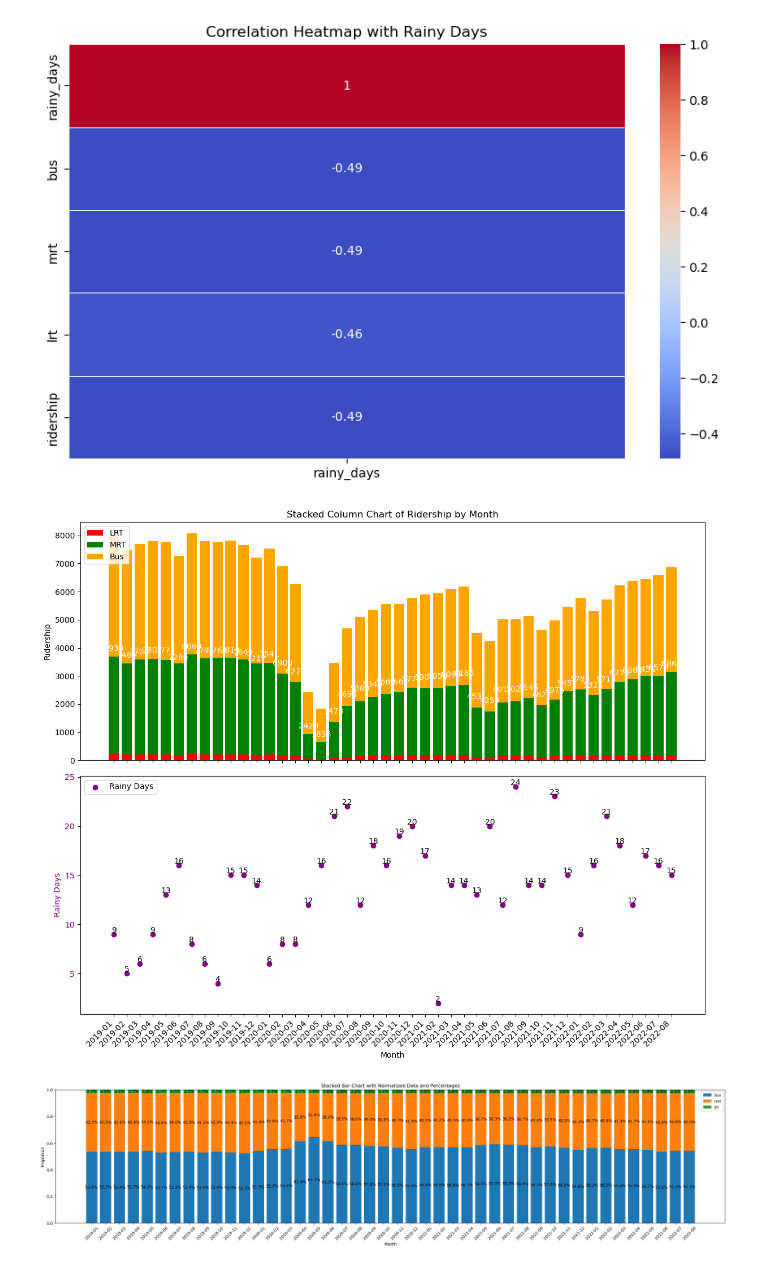
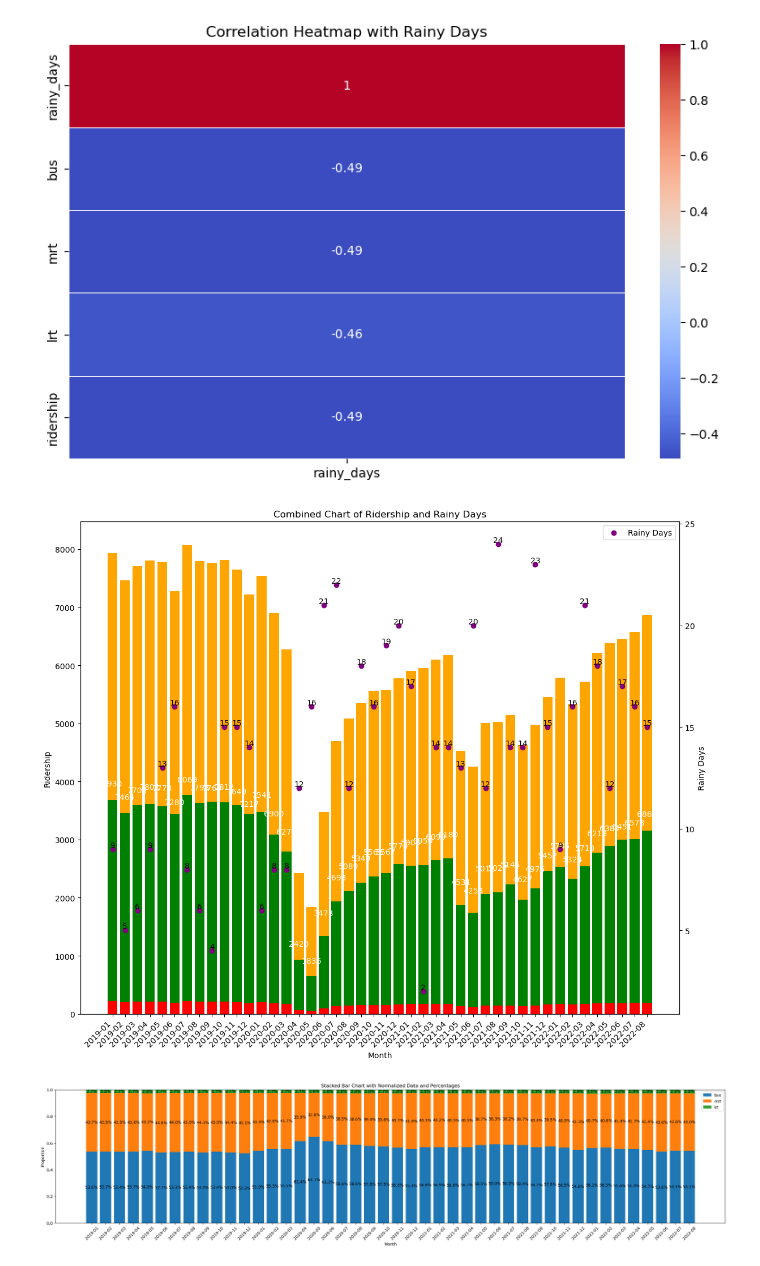
Before and after one commit to ivanchanzhengyang/Project-1, a Jupyter notebook: Project 1 codes.ipynb, the cells around one changed output. Saved outputs shown, nothing was run; the diff lists cells and outputs as text; code cells hidden in the pictures.

```diff
--- a/Project 1 codes.ipynb
+++ b/Project 1 codes.ipynb
@@ -385,52 +385,63 @@ plt.show()
 # %%
 # Define a custom color palette for the variables
 custom_palette = {'bus': 'orange', 'mrt': 'green', 'lrt': 'red', 'rainy_days': 'purple'}
-# Create a figure with a grid of one row and two columns
-fig, axs = plt.subplots(2, 1, figsize=(12, 10), sharex=True)
-# Stacked column chart for "lrt," "mrt," and "bus" on the upper axis
+
+# Create a figure with a single set of axes
+fig, ax1 = plt.subplots(figsize=(12, 10))
+
+# Stacked column chart for "lrt," "mrt," and "bus"
 months = df_rainy_ridership['month']
 lrt = df_rainy_ridership['lrt']
 mrt = df_rainy_ridership['mrt']
 bus = df_rainy_ridership['bus']
-bars = axs[0].bar(months, lrt, label='LRT', color=custom_palette['lrt'])
-axs[0].bar(months, mrt, bottom=lrt, label='MRT', color=custom_palette['mrt'])
-axs[0].bar(months, bus, bottom=lrt + mrt, label='Bus', color=custom_palette['bus'])
-axs[0].set_ylabel('Ridership')
-axs[0].set_title('Stacked Column Chart of Ridership by Month')
+bars_lrt = ax1.bar(months, lrt, label='LRT', color=custom_palette['lrt'])
+bars_mrt = ax1.bar(months, mrt, bottom=lrt, label='MRT', color=custom_palette['mrt'])
+bars_bus = ax1.bar(months, bus, bottom=[i+j for i,j in zip(lrt, mrt)], label='Bus', color=custom_palette['bus'])
+
 # Labels for the stacked bars (centered within the bars)
-for bar, h_lrt, h_mrt, h_bus in zip(bars, lrt, mrt, bus):
+for bar, h_lrt, h_mrt, h_bus in zip(bars_lrt, lrt, mrt, bus):
     total_height = h_lrt + h_mrt + h_bus
-    axs[0].text(
+    ax1.text(
         bar.get_x() + bar.get_width() / 2,
         total_height / 2,
         f"{int(total_height)}",
         ha='center',
         va='center',
         fontsize=10,
         color='white',
     )
-# Scatterplot for "rainy_days" on the lower axis
-axs[1].scatter(df_rainy_ridership['month'], df_rainy_ridership['rainy_days'], label='Rainy Days', marker='o', color=custom_palette['rainy_days'])
-axs[1].set_xlabel('Month')
-axs[1].set_ylabel('Rainy Days', color=custom_palette['rainy_days'])
+
+# Set labels and title for the first set of axes
+ax1.set_xlabel('Month')
+ax1.set_ylabel('Ridership')
+ax1.set_title('Combined Chart of Ridership and Rainy Days')
+
+# Create a second set of axes sharing the same x-axis
+ax2 = ax1.twinx()
+
+# Scatterplot for "rainy_days" on the second set of axes
+ax2.scatter(df_rainy_ridership['month'], df_rainy_ridership['rainy_days'], label='Rainy Days', marker='o', color=custom_palette['rainy_days'])
+
 # Labels for the scatterplot data points (above the points)
 for x, y in zip(df_rainy_ridership['month'], df_rainy_ridership['rainy_days']):
-    axs[1].text(x, y, f"{y}", ha='center', va='bottom', fontsize=10)
-# Adjust the legends
-axs[0].legend(loc='upper left')
-axs[1].legend(loc='upper left')
+    ax2.text(x, y, f"{y}", ha='center', va='bottom', fontsize=10)
+
+# Set labels and legend for the second set of axes
+ax2.set_ylabel('Rainy Days')
+ax2.legend(loc='upper right')
+
 # Adjust the x-axis labels
-axs[1].set_xticks(months)
-axs[1].set_xticklabels(months, rotation=45, ha='right')
-# Adjust the y-axis for the scatterplot
-axs[1].tick_params(axis='y', labelcolor=custom_palette['rainy_days'])
-# Adjust spacing between subplots
+ax1.set_xticks(months)
+ax1.set_xticklabels(months, rotation=45, ha='right')
+
+# Adjust spacing
 plt.tight_layout()
+
 # Save the figure and show the plot
-plt.savefig('Generated images/Combined_Charts_with_Labels.png', dpi=300, bbox_inches='tight')
+plt.savefig('Generated images/Combined_Chart_with_Labels.png', dpi=300, bbox_inches='tight')
 plt.show()
 # %% [output]
-[figure, old version]
+[figure, new version]
 # %%
 # Normalize the data to make each bar reach the top
 df_normalized = df_rainy_ridership[['bus', 'mrt', 'lrt']].div(df_rainy_ridership['ridership'], axis=0)
```
Also changed, not shown: 1 other file.
